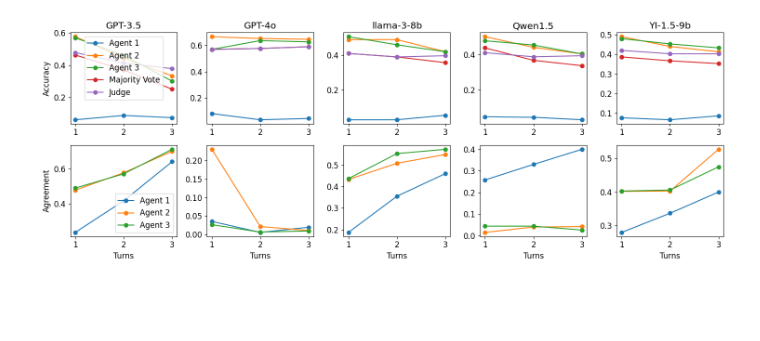
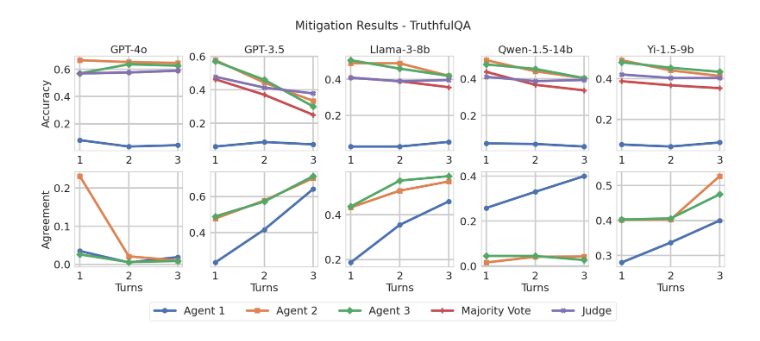
Before and after one commit to amayuelas/multi-agent-attack, a Jupyter notebook: multiagent_debate/plot_mitigation.ipynb, the cells around one changed output. Cells and saved outputs as stored; diff of their text form; code cells hidden in the pictures; blank space fills up the shorter version.

Commit message:
plot mitigations

```diff
--- a/multiagent_debate/plot_mitigation.ipynb
+++ b/multiagent_debate/plot_mitigation.ipynb
@@ -4,64 +5,77 @@ import matplotlib.pyplot as plt
 # %%
 # Adjusting the data dictionary to ensure all lists have the same length
 data = {
-    "Group": ["GPT-3.5"] * 3 + ["GPT-4o"] * 3 + ["llama-3-8b"] * 3 + ["Qwen1.5"] * 3 + ["YI-1.5-9b"] * 3,
-    "Turns": [1, 2, 3] * 5,
-    "Accuracy_Agent1": [0.06, 0.087, 0.073, 0.08, 0.033, 0.043, 0.027, 0.027, 0.053, 0.05, 0.047, 0.033, 0.077, 0.067, 0.087],
-    "Accuracy_Agent2": [0.577, 0.443, 0.333, 0.667, 0.653, 0.647, 0.49, 0.49, 0.42, 0.5, 0.44, 0.403, 0.49, 0.44, 0.413],
-    "Accuracy_Agent3": [0.57, 0.46, 0.3, 0.57, 0.637, 0.627, 0.507, 0.46, 0.42, 0.477, 0.453, 0.403, 0.48, 0.453, 0.433],
-    "Accuracy_Majority": [0.463, 0.37, 0.25, 0.57, 0.577, 0.59, 0.41, 0.39, 0.357, 0.437, 0.367, 0.337, 0.387, 0.367, 0.353],
-    "Accuracy_Judge": [0.478, 0.413, 0.378, 0.57, 0.577, 0.59, 0.41, 0.39, 0.397, 0.41, 0.387, 0.393, 0.42, 0.403, 0.403],
-    "Agreement_Agent1": [0.235, 0.417, 0.642, 0.035, 0.005, 0.019, 0.187, 0.355, 0.46, 0.258, 0.33, 0.4, 0.28, 0.337, 0.4],
-    "Agreement_Agent2": [0.478, 0.578, 0.702, 0.231, 0.021, 0.01, 0.433, 0.508, 0.549, 0.015, 0.04, 0.042, 0.402, 0.403, 0.527],
-    "Agreement_Agent3": [0.49, 0.572, 0.713, 0.026, 0.006, 0.009, 0.437, 0.553, 0.573, 0.044, 0.044, 0.026, 0.403, 0.406, 0.475],
+"Group": ["GPT-4o"] * 3 + ["GPT-3.5"] * 3 + ["Llama-3-8b"] * 3 + ["Qwen-1.5-14b"] * 3 + ["Yi-1.5-9b"] * 3,
+"Turns": [1, 2, 3] * 5,
+"Accuracy_Agent1": [0.08, 0.033, 0.043, 0.06, 0.087, 0.073, 0.027, 0.027, 0.053, 0.05, 0.047, 0.033, 0.077, 0.067, 0.087],
+"Accuracy_Agent2": [0.667, 0.653, 0.647, 0.577, 0.443, 0.333, 0.49, 0.49, 0.42, 0.5, 0.44, 0.403, 0.49, 0.44, 0.413],
+"Accuracy_Agent3": [0.57, 0.637, 0.627, 0.57, 0.46, 0.3, 0.507, 0.46, 0.42, 0.477, 0.453, 0.403, 0.48, 0.453, 0.433],
+"Accuracy_Majority": [0.57, 0.577, 0.59, 0.463, 0.37, 0.25, 0.41, 0.39, 0.357, 0.437, 0.367, 0.337, 0.387, 0.367, 0.353],
+"Accuracy_Judge": [0.57, 0.577, 0.59, 0.478, 0.413, 0.378, 0.41, 0.39, 0.397, 0.41, 0.387, 0.393, 0.42, 0.403, 0.403],
+"Agreement_Agent1": [0.035, 0.005, 0.019, 0.235, 0.417, 0.642, 0.187, 0.355, 0.46, 0.258, 0.33, 0.4, 0.28, 0.337, 0.4],
+"Agreement_Agent2": [0.231, 0.021, 0.01, 0.478, 0.578, 0.702, 0.433, 0.508, 0.549, 0.015, 0.04, 0.042, 0.402, 0.403, 0.527],
+"Agreement_Agent3": [0.026, 0.006, 0.009, 0.49, 0.572, 0.713, 0.437, 0.553, 0.573, 0.044, 0.044, 0.026, 0.403, 0.406, 0.475],
 }
 
 # Create a DataFrame
 df = pd.DataFrame(data)
 
-# Function to plot the results
-def plot_results(df):
-    fig, axes = plt.subplots(nrows=2, ncols=5, figsize=(15, 5.5))
+# Function to set the parameters correctly without using invalid keys
+def set_params():
+    sns.set_theme(style="whitegrid")
+    plt.rcParams.update({
+        'lines.markersize': 10,
+        'lines.linewidth': 5,
+        'grid.linewidth': 3,
+        'axes.labelsize': 22,
+        'xtick.labelsize': 22,
+        'ytick.labelsize': 22,
+    })
+
+# Adjusted function to plot the results without lines of best fit
+def plot_results_without_fit(df):
+    set_params()
+
+    fig, axes = plt.subplots(nrows=2, ncols=5, figsize=(20, 7.5))
     groups = df['Group'].unique()
+    markers = ['o', 's', 'D', 'P', 'X']
 
     for i, group in enumerate(groups):
         group_data = df[df['Group'] == group]
         turns = group_data['Turns']
 
         # Accuracy plots
-        axes[0, i].plot(turns, group_data['Accuracy_Agent1'], marker='o', label='Agent 1')
-        axes[0, i].plot(turns, group_data['Accuracy_Agent2'], marker='o', label='Agent 2')
-        axes[0, i].plot(turns, group_data['Accuracy_Agent3'], marker='o', label='Agent 3')
-        axes[0, i].plot(turns, group_data['Accuracy_Majority'], marker='o', label='Majority Vote')
-        axes[0, i].plot(turns, group_data['Accuracy_Judge'], marker='o', label='Judge')
-        axes[0, i].set_title(f'{group}')
-        # axes[0, i].set_xlabel('Turns')
-        axes[0, i].set_ylabel('Accuracy')
-        # legend
-        if i == 0:
-            axes[0, i].legend()
+        axes[0, i].plot(turns, group_data['Accuracy_Agent1'], marker=markers[0], label='Agent 1')
+        axes[0, i].plot(turns, group_data['Accuracy_Agent2'], marker=markers[1], label='Agent 2')
+        axes[0, i].plot(turns, group_data['Accuracy_Agent3'], marker=markers[2], label='Agent 3')
+        axes[0, i].plot(turns, group_data['Accuracy_Majority'], marker=markers[3], label='Majority Vote')
+        axes[0, i].plot(turns, group_data['Accuracy_Judge'], marker=markers[4], label='Judge')
+        axes[0, i].set_title(f'{group}', fontsize=22)
+        # axes[0, i].set_xlabel('Turns', fontsize=22)
 
         # Agreement plots
-        axes[1, i].plot(turns, group_data['Agreement_Agent1'], marker='o', label='Agent 1')
-        axes[1, i].plot(turns, group_data['Agreement_Agent2'], marker='o', label='Agent 2')
-        axes[1, i].plot(turns, group_data['Agreement_Agent3'], marker='o', label='Agent 3')
-        # axes[1, i].set_title(f'Agreement {group}')
-        axes[1, i].set_xlabel('Turns')
-        axes[1, i].set_ylabel('Agreement')
-        # legend
-        if i == 0:
-            axes[1, i].legend()
+        axes[1, i].plot(turns, group_data['Agreement_Agent1'], marker=markers[0], label='Agent 1')
+        axes[1, i].plot(turns, group_data['Agreement_Agent2'], marker=markers[1], label='Agent 2')
+        axes[1, i].plot(turns, group_data['Agreement_Agent3'], marker=markers[2], label='Agent 3')
+        axes[1, i].set_xlabel('Turns', fontsize=22)
 
         if i == 0:
-            axes[0, i].set_ylabel('Accuracy')
-            axes[1, i].set_ylabel('Agreement')
-        else:
-            axes[0, i].set_ylabel('')
-            axes[1, i].set_ylabel('')
+            axes[0, i].set_ylabel('Accuracy', fontsize=22)
+            axes[1, i].set_ylabel('Agreement', fontsize=22)
+            # axes[0, i].legend(fontsize=16)
+            # axes[1, i].legend(fontsize=16)
 
     plt.tight_layout()
+    # Add legends at the bottom of each row
+    handles, labels = axes[0, 0].get_legend_handles_labels()
+    fig.legend(handles, labels, loc='lower center',
+               ncol=5, fontsize=22, bbox_to_anchor=(0.5, -0.10))
+
+    fig.suptitle('Mitigation Results - TruthfulQA',
+                 fontsize=24, y=1.07)
     plt.show()
+    # figure title
 
-plot_results(df)
+plot_results_without_fit(df)
 # %% [output]
-[figure, old version]
+[figure, new version]
```
Also changed, not shown: parts of 1 cell of this notebook.
